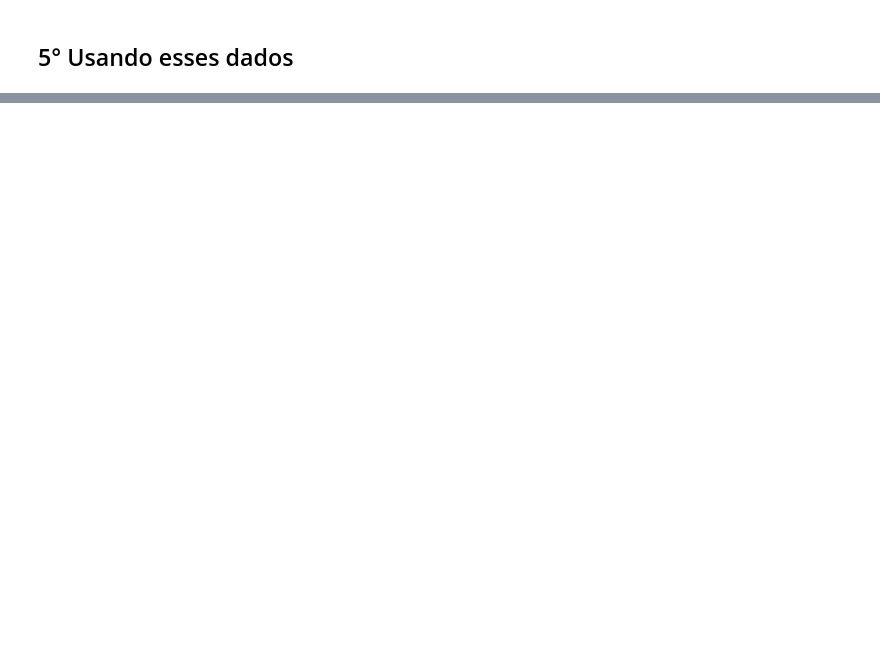
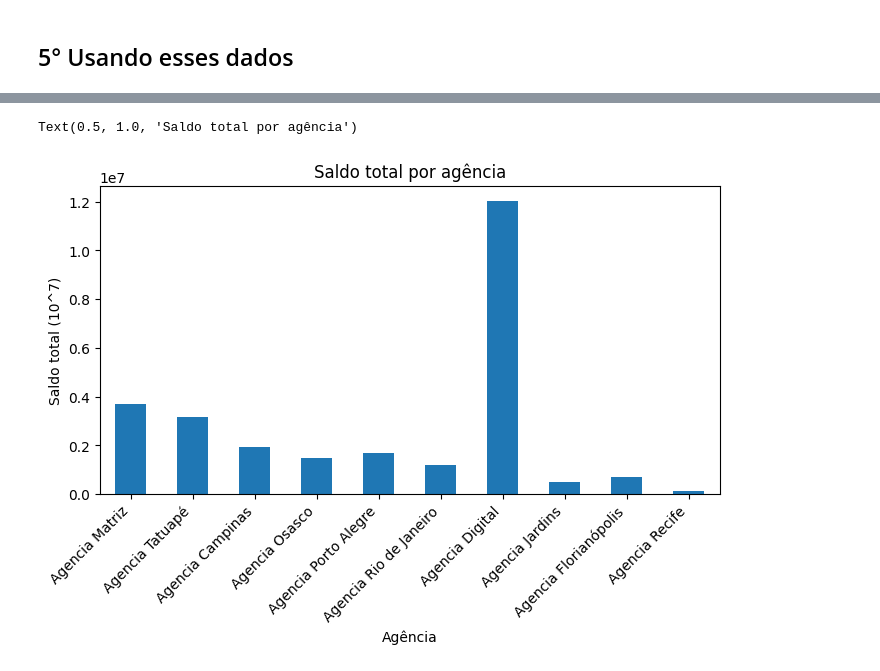
Before and after one commit to renanpan/Projeto_banco_KPI, a Jupyter notebook: lighthouse_DA_project.ipynb, the cells around one changed output, grey strips where cells are left out. Saved outputs shown, nothing was run; the diff lists cells and outputs as text; code cells hidden in the pictures; blank space fills up the shorter version.

```diff
--- a/lighthouse_DA_project.ipynb
+++ b/lighthouse_DA_project.ipynb
@@ -464,0 +378,15 @@ dtype: int64
+# %%
+#Qual o saldo total por agência?
+saldo_total_por_agencia = contas.groupby('cod_agencia')['saldo_total'].sum()
+
+nome_agencias = ['Agencia Matriz', 'Agencia Tatuapé','Agencia Campinas','Agencia Osasco','Agencia Porto Alegre','Agencia Rio de Janeiro','Agencia Digital','Agencia Jardins','Agencia Florianópolis','Agencia Recife']
+
+plt.figure(figsize=[8,4])
+saldo_total_por_agencia.plot(kind='bar')
+plt.ylabel("Saldo total (10^7)")
+plt.xlabel('Agência')
+plt.xticks(range(len(nome_agencias)), nome_agencias, rotation=45, ha='right')
+plt.title('Saldo total por agência')
+# %% [output]
+Text(0.5, 1.0, 'Saldo total por agência')
+[figure, added]
```
Also changed, not shown: parts of 28 cells of this notebook.
